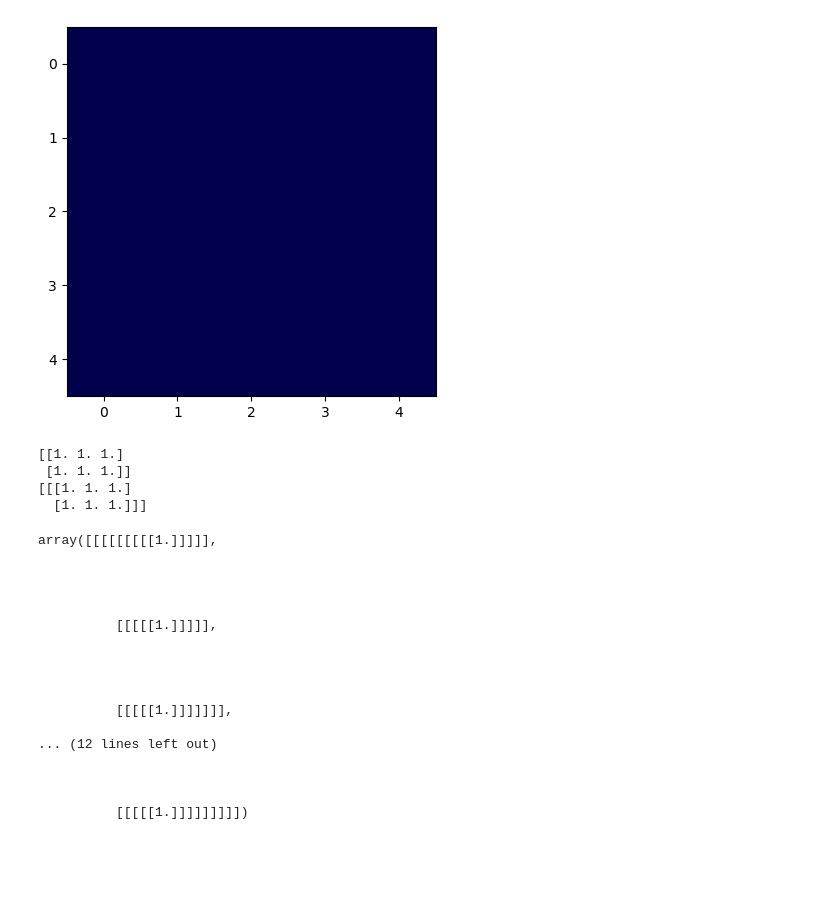
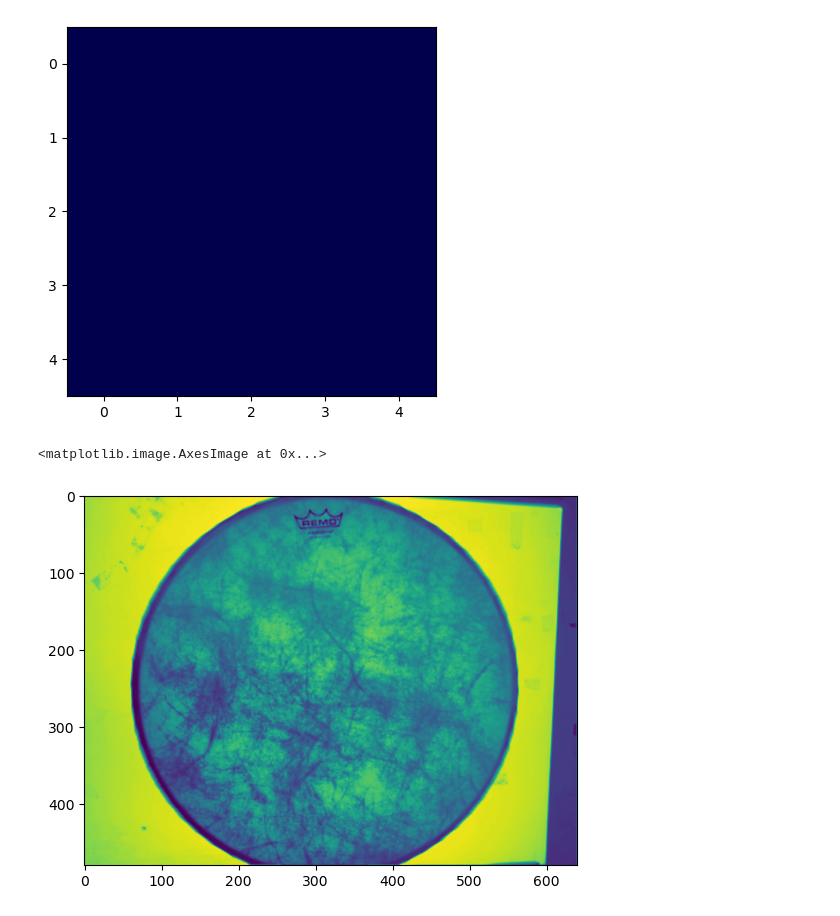
Before and after one commit to wernst24/bobdiffusion, a Jupyter notebook: experiment.ipynb, the cells around one changed output. Drawn from its saved outputs; the diff is of its cells as text; code cells hidden in the pictures; blank space fills up the shorter version.

Commit message:
make anisotropic step into function

```diff
--- a/experiment.ipynb
+++ b/experiment.ipynb
@@ -143,49 +143,31 @@ plt.imshow(np.ones((5, 5))*10, cmap='seismic')
 <matplotlib.image.AxesImage at 0x...>
 [figure]
 # %%
-img = None # shape (height, width)
-coherence, theta = coh_ang_calc(img, sigma_inner=1, kernel_radius=2) # shape (height, width)
-sigma_2 = 1 # shape (1)
-sigma_1 = sigma_2 * (1 - coherence) # shape (height, width)
-k_radius = 2
+img = drum_gray # shape (height, width)
+def anisotropic_diffusion(img, sigma_inner, sigma_blur, k_radius=3):
+    img_dimensions = img.shape
+    k_size = k_radius*2+1
+    coherence, theta = coh_ang_calc(img, sigma_inner, k_radius) # shape (height, width)
+    sigma_2 = sigma_blur # shape (1)
+    sigma_1 = (sigma_2 * (1 - coherence)).reshape(img_dimensions + (1, 1)) # shape (height, width)
 
-s = np.sin(theta) # shape (height, width)
-c = np.cos(theta) # shape (height, width)
-k_range = np.arange(-k_radius, k_radius + 1, dtype=int)
-(x, y) = np.meshgrid(k_range, k_range) # reshape to (1, 1, ksize, ksize)
+    s = np.sin(theta).reshape(img_dimensions + (1, 1)) # shape (height, width)
+    c = np.cos(theta).reshape(img_dimensions + (1, 1)) # shape (height, width)
+    k_range = np.arange(-k_radius, k_radius + 1, dtype=int)
+    x = k_range.reshape((1, 1, k_size, 1))
+    y = k_range.reshape((1, 1, 1, k_size))
 
-# A = R^T @ S @ R
-# xtax = x^T @ A @ x
-# IMPORTANT: x = [x, y], so xtax should have shape (height, width, ksize, ksize)
-xtax = (sigma_1 * c * c + sigma_2 * s * s) * x * x + 2 * (sigma_1 - sigma_2) * c * s * x * y + (sigma_1 * s * s + sigma_2 * c * c) * y * y
-xtax /= xtax.sum(axis=[2, 3]) # normalizing kernels to sum to 1
-expanded = sliding_window_view(border(img, k_radius), (k_radius*2+1, k_radius*2+1)) # shape (height, width, ksize, ksize), NOTE: MAKE SURE TO PAD IMAGE BEFORE EXPANDING
+    # A = R^T @ S @ R
+    # xtax = x^T @ A @ x
+    # IMPORTANT: x = [x, y], so xtax should have shape (height, width, ksize, ksize)
+    xtax = (sigma_1 * c * c + sigma_2 * s * s) * x * x + 2 * (sigma_1 - sigma_2) * c * s * x * y + (sigma_1 * s * s + sigma_2 * c * c) * y * y
+    xtax = np.exp(-1 * xtax)
+    xtax /= xtax.sum(axis=(2, 3)).reshape(img_dimensions + (1, 1)) # normalizing kernels to sum to 1
+    expanded = sliding_window_view(border(img, k_radius), (k_radius*2+1, k_radius*2+1)) # shape (height, width, ksize, ksize), NOTE: MAKE SURE TO PAD IMAGE BEFORE EXPANDING
+    filtered_img = (xtax * expanded).sum(axis=(2, 3))
+    return filtered_img
+filtered_img = anisotropic_diffusion(img, 2, 1)
+plt.imshow(filtered_img)
+# %% [output]
+<matplotlib.image.AxesImage at 0x...>
+[figure, added]
-# %%
-a = np.ones((2, 3))
-print(a)
-a = a.reshape((1, 2, 3))
-print(a)
-a = a.reshape((1, 2, 1, 3, 1, 1, 1, 1, 1))
-a
-# %% [output]
-[[1. 1. 1.]
- [1. 1. 1.]]
-[[[1. 1. 1.]
-  [1. 1. 1.]]]
-array([[[[[[[[[1.]]]]],
-
-
-
-
-          [[[[[1.]]]]],
-
-
-
-
-          [[[[[1.]]]]]]],
-
-... (12 lines left out)
-
-
-
-          [[[[[1.]]]]]]]]])
```
Also changed, not shown: parts of 1 cell of this notebook.
